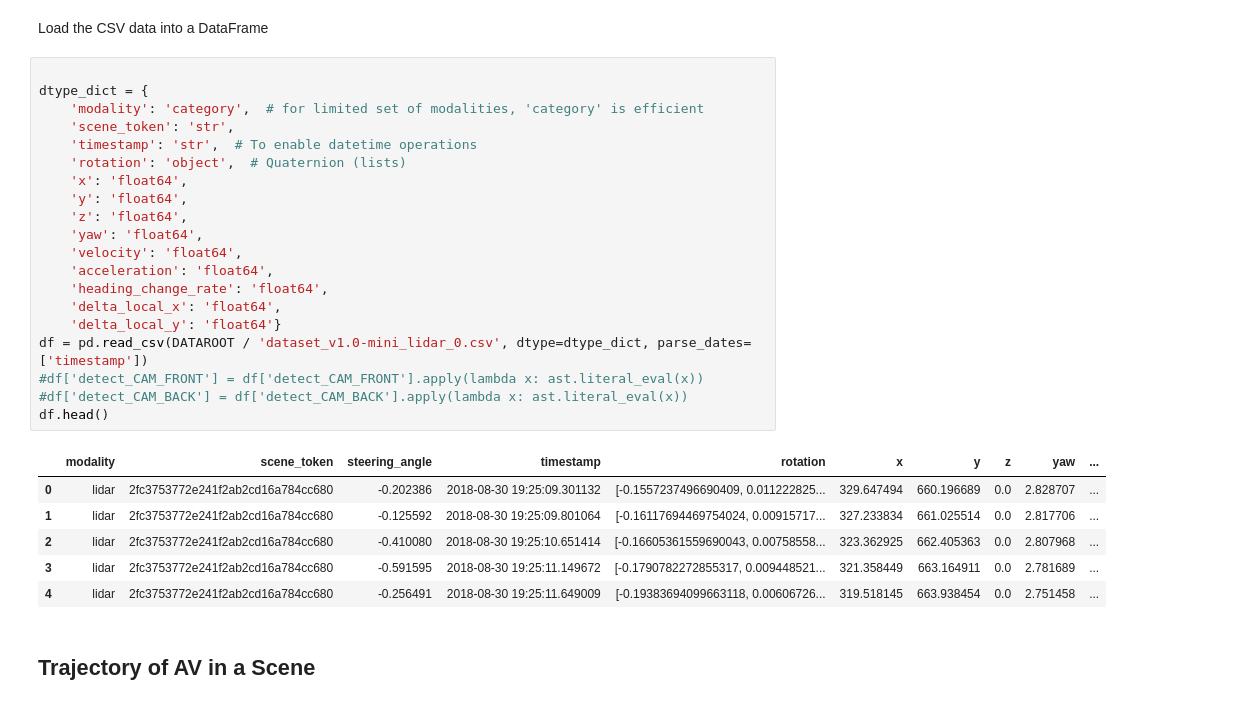
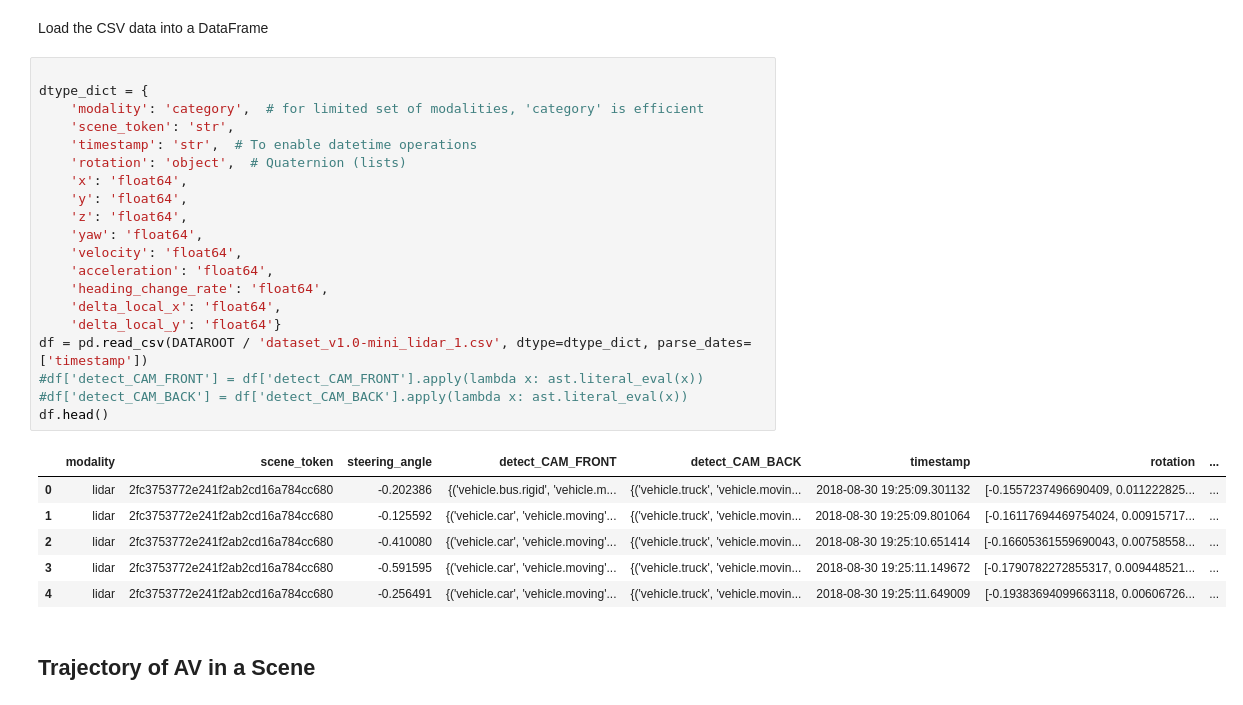
Before and after one commit to SaraMo14/MasterThesis, a Jupyter notebook: demo.ipynb, the cells around one changed output. Drawn from its saved outputs; the diff is of its cells as text.

```diff
--- a/demo.ipynb
+++ b/demo.ipynb
@@ -32,30 +33,30 @@ Load the CSV data into a DataFrame
 # %%
 
 dtype_dict = {
     'modality': 'category',  # for limited set of modalities, 'category' is efficient
     'scene_token': 'str',
     'timestamp': 'str',  # To enable datetime operations
     'rotation': 'object',  # Quaternion (lists)
     'x': 'float64',
     'y': 'float64',
     'z': 'float64',
     'yaw': 'float64',
     'velocity': 'float64',
     'acceleration': 'float64',
     'heading_change_rate': 'float64',
     'delta_local_x': 'float64',
     'delta_local_y': 'float64'}
-df = pd.read_csv(DATAROOT / 'dataset_v1.0-mini_lidar_0.csv', dtype=dtype_dict, parse_dates=['timestamp'])
+df = pd.read_csv(DATAROOT / 'dataset_v1.0-mini_lidar_1.csv', dtype=dtype_dict, parse_dates=['timestamp'])
 #df['detect_CAM_FRONT'] = df['detect_CAM_FRONT'].apply(lambda x: ast.literal_eval(x))
 #df['detect_CAM_BACK'] = df['detect_CAM_BACK'].apply(lambda x: ast.literal_eval(x))
 df.head()
 # %% [output]
-|  | modality | scene_token | steering_angle | timestamp | rotation | x | y | z | yaw | ... |
-| 0 | lidar | 2fc3753772e241f2ab2cd16a784cc680 | -0.202386 | 2018-08-30 19:25:09.301132 | [-0.1557237496690409, 0.011222825... | 329.647494 | 660.196689 | 0.0 | 2.828707 | ... |
-| 1 | lidar | 2fc3753772e241f2ab2cd16a784cc680 | -0.125592 | 2018-08-30 19:25:09.801064 | [-0.16117694469754024, 0.00915717... | 327.233834 | 661.025514 | 0.0 | 2.817706 | ... |
-| 2 | lidar | 2fc3753772e241f2ab2cd16a784cc680 | -0.410080 | 2018-08-30 19:25:10.651414 | [-0.16605361559690043, 0.00758558... | 323.362925 | 662.405363 | 0.0 | 2.807968 | ... |
-| 3 | lidar | 2fc3753772e241f2ab2cd16a784cc680 | -0.591595 | 2018-08-30 19:25:11.149672 | [-0.1790782272855317, 0.009448521... | 321.358449 | 663.164911 | 0.0 | 2.781689 | ... |
-| 4 | lidar | 2fc3753772e241f2ab2cd16a784cc680 | -0.256491 | 2018-08-30 19:25:11.649009 | [-0.19383694099663118, 0.00606726... | 319.518145 | 663.938454 | 0.0 | 2.751458 | ... |
+|  | modality | scene_token | steering_angle | detect_CAM_FRONT | detect_CAM_BACK | timestamp | rotation | ... |
+| 0 | lidar | 2fc3753772e241f2ab2cd16a784cc680 | -0.202386 | {('vehicle.bus.rigid', 'vehicle.m... | {('vehicle.truck', 'vehicle.movin... | 2018-08-30 19:25:09.301132 | [-0.1557237496690409, 0.011222825... | ... |
+| 1 | lidar | 2fc3753772e241f2ab2cd16a784cc680 | -0.125592 | {('vehicle.car', 'vehicle.moving'... | {('vehicle.truck', 'vehicle.movin... | 2018-08-30 19:25:09.801064 | [-0.16117694469754024, 0.00915717... | ... |
+| 2 | lidar | 2fc3753772e241f2ab2cd16a784cc680 | -0.410080 | {('vehicle.car', 'vehicle.moving'... | {('vehicle.truck', 'vehicle.movin... | 2018-08-30 19:25:10.651414 | [-0.16605361559690043, 0.00758558... | ... |
+| 3 | lidar | 2fc3753772e241f2ab2cd16a784cc680 | -0.591595 | {('vehicle.car', 'vehicle.moving'... | {('vehicle.truck', 'vehicle.movin... | 2018-08-30 19:25:11.149672 | [-0.1790782272855317, 0.009448521... | ... |
+| 4 | lidar | 2fc3753772e241f2ab2cd16a784cc680 | -0.256491 | {('vehicle.car', 'vehicle.moving'... | {('vehicle.truck', 'vehicle.movin... | 2018-08-30 19:25:11.649009 | [-0.19383694099663118, 0.00606726... | ... |
 # %% [markdown]
 ## Trajectory of AV in a Scene
 # %% [markdown]
```
Also changed, not shown: parts of 18 cells of this notebook, 9 other files.
